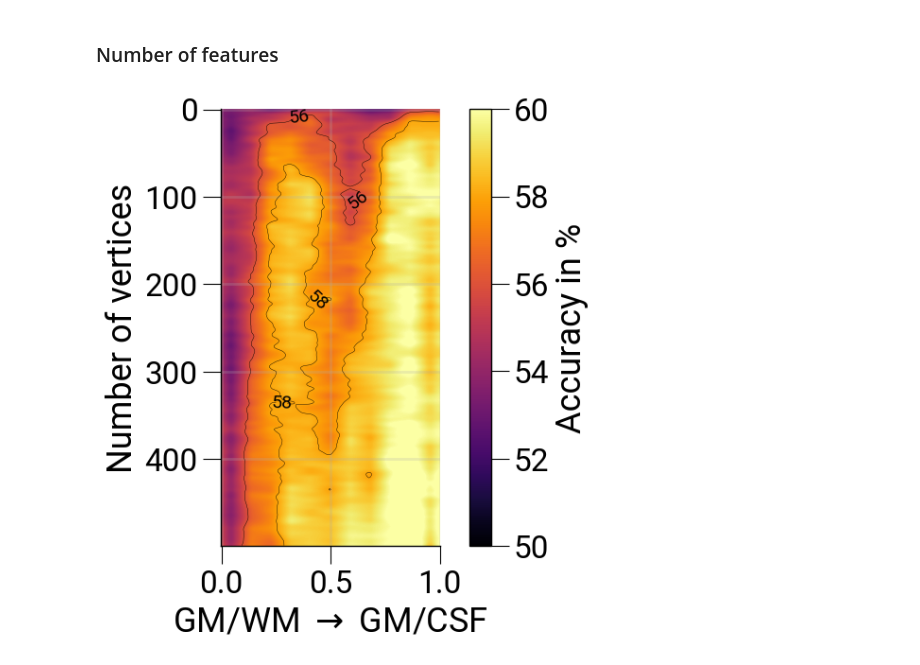
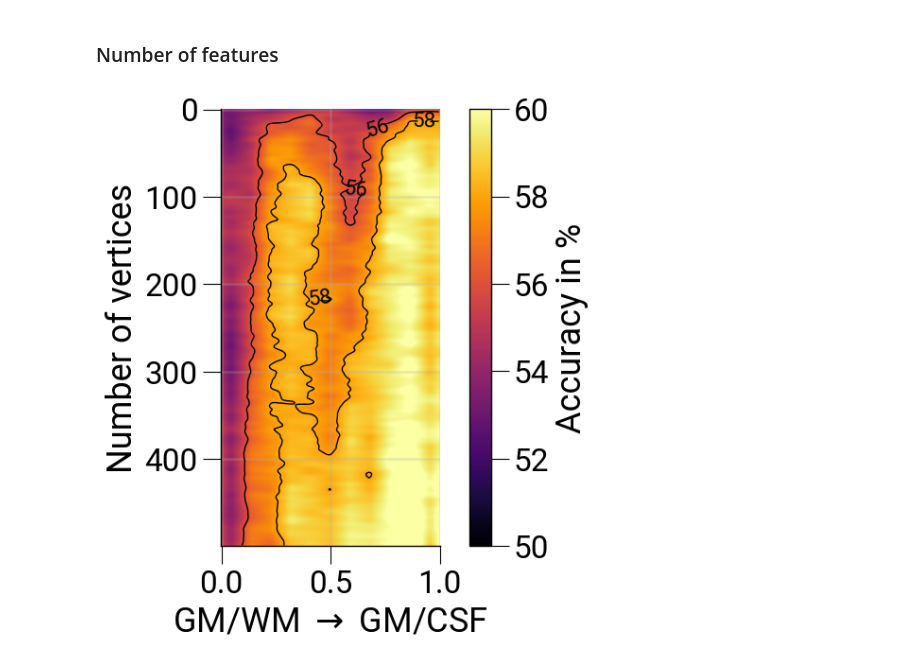
Before and after one commit to haenelt/odc, a Jupyter notebook: notebooks/n_features.ipynb, the cells around one changed output. Cells and saved outputs as stored; diff of their text form; code cells hidden in the pictures.

```diff
--- a/notebooks/n_features.ipynb
+++ b/notebooks/n_features.ipynb
@@ -52,22 +52,22 @@ data_filtered *= 100
 # %%
 fig, ax = plt.subplots()
 im = ax.imshow(data_filtered, cmap=ColMap.mpl_colormap)
 if SESS == "VASO":
-    cs = ax.contour(x, y, data_filtered, [56.0, 58.0], colors="black", linewidths=0.3)  # vaso
+    cs = ax.contour(x, y, data_filtered, [56.0, 58.0], colors="black", linewidths=1.0)  # vaso
     im.set_clim([50, 60])
 elif SESS == "GE_EPI":
-    cs = ax.contour(x, y, data_filtered, [89.0, 91.0], colors="black", linewidths=0.3)  # ge_epi
+    cs = ax.contour(x, y, data_filtered, [89.0, 91.0], colors="black", linewidths=1.0)  # ge_epi
     im.set_clim([85, 95])
 elif SESS == "SE_EPI":
-    cs = ax.contour(x, y, data_filtered, [72.0, 75.0], colors="black", linewidths=0.3)  # se_epi
+    cs = ax.contour(x, y, data_filtered, [72.0, 75.0], colors="black", linewidths=1.0)  # se_epi
     im.set_clim([67, 77])
-ax.clabel(cs, inline=True, fontsize=14)
+ax.clabel(cs, inline=True, fontsize=16)
 ax.set_xticks([0, 125, 250], [0.0, 0.5, 1.0])
 ax.set_xlabel(r"GM/WM $\rightarrow$ GM/CSF")
 ax.set_ylabel("Number of vertices")
 cbar = plt.colorbar(im)
 cbar.set_label("Accuracy in %")
 file_out = f"/data/pt_01880/n_features_{SESS}_{PART}.svg"
 fig.savefig(file_out, dpi=300, bbox_inches="tight", transparent=True, format="svg")
 # %% [output]
-[figure, old version]
+[figure, new version]
```
